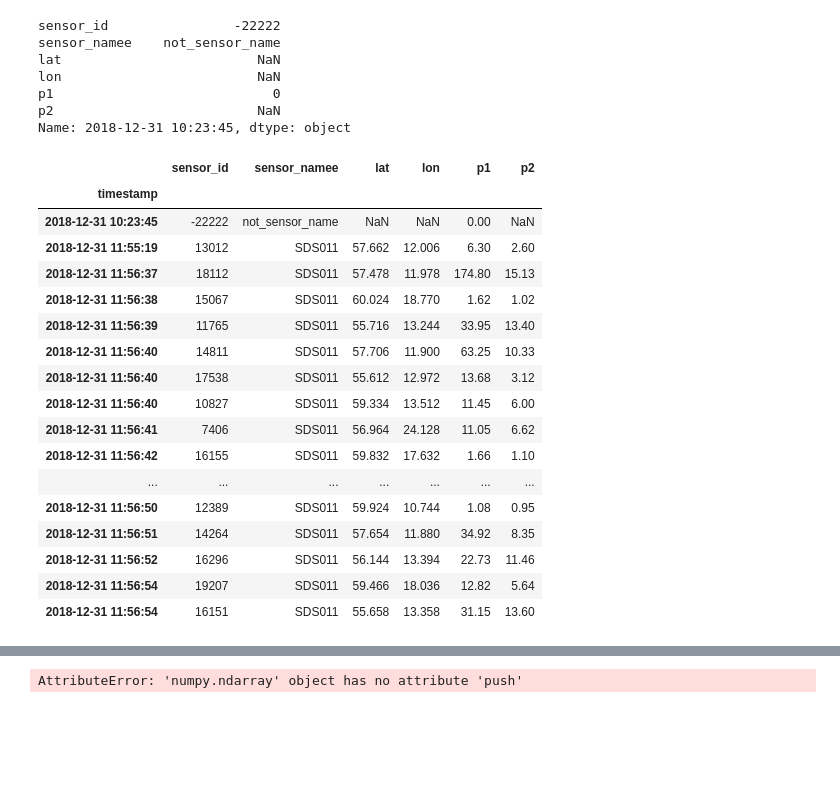
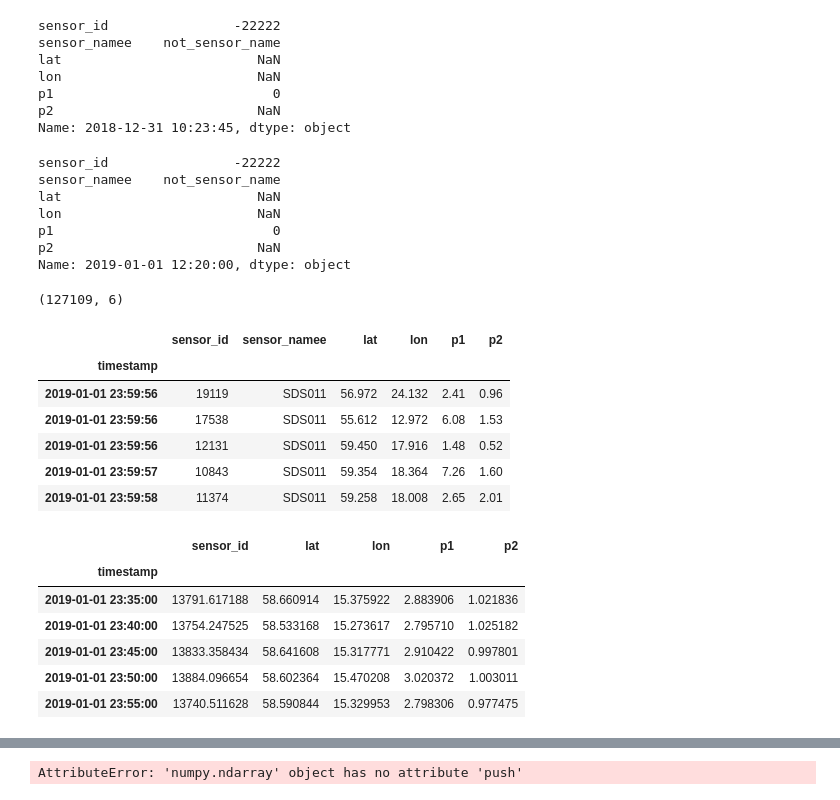
Before and after one commit to miskaknapek/dustmin_to_csv__various_code, a Jupyter notebook: luftdaten_dust_min_to_tabular_data__SCRATCHPAD_02-Copy1.ipynb, the cells around one changed output, grey strips where cells are left out. Cells and saved outputs as stored; diff of their text form; code cells hidden in the pictures; blank space fills up the shorter version.

```diff
--- a/luftdaten_dust_min_to_tabular_data__SCRATCHPAD_02-Copy1.ipynb
+++ b/luftdaten_dust_min_to_tabular_data__SCRATCHPAD_02-Copy1.ipynb
@@ -757,29 +766,46 @@ lon                         NaN
 p1                            0
 p2                          NaN
 Name: 2018-12-31 10:23:45, dtype: object
+# %%
+single_row_of_data__02__END_time = single_row_of_data__02
+# %%
+single_row_of_data__02__END_time.name = pd.to_datetime( '2019-01-01 12:20:00' )
+single_row_of_data__02__END_time
+# %% [output]
+sensor_id                -22222
+sensor_namee    not_sensor_name
+lat                         NaN
+lon                         NaN
+p1                            0
+p2                          NaN
+Name: 2019-01-01 12:20:00, dtype: object
+# %%
+in_data_w_time_index.shape
+# %% [output]
+(127109, 6)
 # %%
-# now let's see if we append it to the in_data_w_time_index
+# now let's see if we append it to the in_data_w_time_indexa
 in_data_w_time_index = in_data_w_time_index.append( single_row_of_data__02 )
+in_data_w_time_index = in_data_w_time_index.append( single_row_of_data__02__END_time )
 in_data_w_time_index = in_data_w_time_index.sort_index()
 # and shorten things a little
-in_data_w_time_index = in_data_w_time_index[:25]
-in_data_w_time_index
+## in_data_w_time_index = in_data_w_time_index[:25]
+in_data_w_time_index.tail()
 # %% [output]
 |  | sensor_id | sensor_namee | lat | lon | p1 | p2 |
 | timestamp |  |  |  |  |  |  |
-| 2018-12-31 10:23:45 | -22222 | not_sensor_name | NaN | NaN | 0.00 | NaN |
-| 2018-12-31 11:55:19 | 13012 | SDS011 | 57.662 | 12.006 | 6.30 | 2.60 |
-| 2018-12-31 11:56:37 | 18112 | SDS011 | 57.478 | 11.978 | 174.80 | 15.13 |
-| 2018-12-31 11:56:38 | 15067 | SDS011 | 60.024 | 18.770 | 1.62 | 1.02 |
-| 2018-12-31 11:56:39 | 11765 | SDS011 | 55.716 | 13.244 | 33.95 | 13.40 |
-| 2018-12-31 11:56:40 | 14811 | SDS011 | 57.706 | 11.900 | 63.25 | 10.33 |
-| 2018-12-31 11:56:40 | 17538 | SDS011 | 55.612 | 12.972 | 13.68 | 3.12 |
-| 2018-12-31 11:56:40 | 10827 | SDS011 | 59.334 | 13.512 | 11.45 | 6.00 |
-| 2018-12-31 11:56:41 | 7406 | SDS011 | 56.964 | 24.128 | 11.05 | 6.62 |
-| 2018-12-31 11:56:42 | 16155 | SDS011 | 59.832 | 17.632 | 1.66 | 1.10 |
-| ... | ... | ... | ... | ... | ... | ... |
-| 2018-12-31 11:56:50 | 12389 | SDS011 | 59.924 | 10.744 | 1.08 | 0.95 |
-| 2018-12-31 11:56:51 | 14264 | SDS011 | 57.654 | 11.880 | 34.92 | 8.35 |
-| 2018-12-31 11:56:52 | 16296 | SDS011 | 56.144 | 13.394 | 22.73 | 11.46 |
-| 2018-12-31 11:56:54 | 19207 | SDS011 | 59.466 | 18.036 | 12.82 | 5.64 |
-| 2018-12-31 11:56:54 | 16151 | SDS011 | 55.658 | 13.358 | 31.15 | 13.60 |
+| 2019-01-01 23:59:56 | 19119 | SDS011 | 56.972 | 24.132 | 2.41 | 0.96 |
+| 2019-01-01 23:59:56 | 17538 | SDS011 | 55.612 | 12.972 | 6.08 | 1.53 |
+| 2019-01-01 23:59:56 | 12131 | SDS011 | 59.450 | 17.916 | 1.48 | 0.52 |
+| 2019-01-01 23:59:57 | 10843 | SDS011 | 59.354 | 18.364 | 7.26 | 1.60 |
+| 2019-01-01 23:59:58 | 11374 | SDS011 | 59.258 | 18.008 | 2.65 | 2.01 |
+# %%
+in_data_w_time_index.resample("5Min").mean().tail()
+# %% [output]
+|  | sensor_id | lat | lon | p1 | p2 |
+| timestamp |  |  |  |  |  |
+| 2019-01-01 23:35:00 | 13791.617188 | 58.660914 | 15.375922 | 2.883906 | 1.021836 |
+| 2019-01-01 23:40:00 | 13754.247525 | 58.533168 | 15.273617 | 2.795710 | 1.025182 |
+| 2019-01-01 23:45:00 | 13833.358434 | 58.641608 | 15.317771 | 2.910422 | 0.997801 |
+| 2019-01-01 23:50:00 | 13884.096654 | 58.602364 | 15.470208 | 3.020372 | 1.003011 |
+| 2019-01-01 23:55:00 | 13740.511628 | 58.590844 | 15.329953 | 2.798306 | 0.977475 |
```
Also changed, not shown: parts of 9 cells of this notebook.
